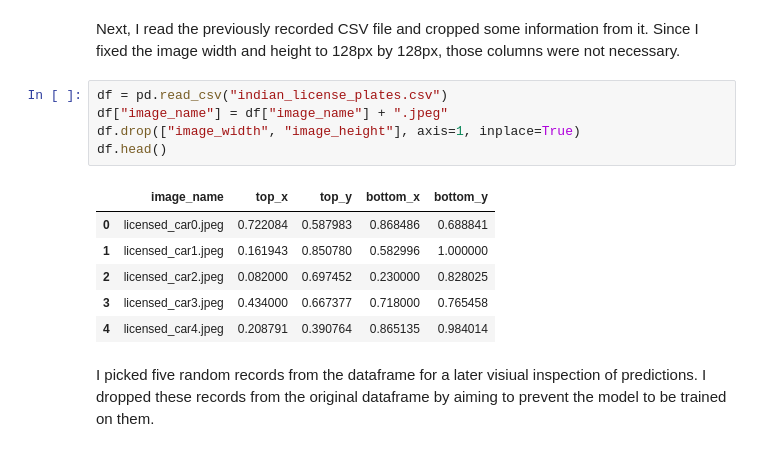
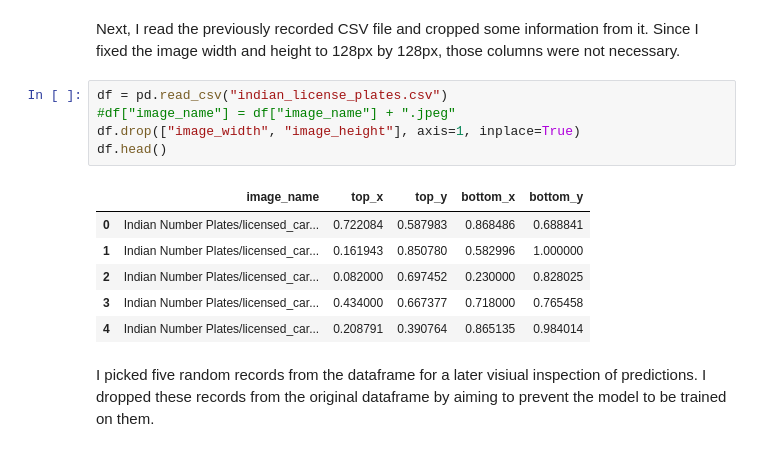
Before and after one commit to Nilanshrajput/Number-plate-detection, a Jupyter notebook: License Plate Detection.ipynb, the cells around one changed output. Saved outputs shown, nothing was run; the diff lists cells and outputs as text.

```diff
--- a/License Plate Detection.ipynb
+++ b/License Plate Detection.ipynb
@@ -127,16 +192,16 @@ df.to_csv("indian_license_plates.csv", index=False)
 Next, I read the previously recorded CSV file and cropped some information from it. Since I fixed the image width and height to 128px by 128px, those columns were not necessary.
 # %%
 df = pd.read_csv("indian_license_plates.csv")
-df["image_name"] = df["image_name"] + ".jpeg"
+#df["image_name"] = df["image_name"] + ".jpeg"
 df.drop(["image_width", "image_height"], axis=1, inplace=True)
 df.head()
 # %% [output]
 |  | image_name | top_x | top_y | bottom_x | bottom_y |
-| 0 | licensed_car0.jpeg | 0.722084 | 0.587983 | 0.868486 | 0.688841 |
-| 1 | licensed_car1.jpeg | 0.161943 | 0.850780 | 0.582996 | 1.000000 |
-| 2 | licensed_car2.jpeg | 0.082000 | 0.697452 | 0.230000 | 0.828025 |
-| 3 | licensed_car3.jpeg | 0.434000 | 0.667377 | 0.718000 | 0.765458 |
-| 4 | licensed_car4.jpeg | 0.208791 | 0.390764 | 0.865135 | 0.984014 |
+| 0 | Indian Number Plates/licensed_car... | 0.722084 | 0.587983 | 0.868486 | 0.688841 |
+| 1 | Indian Number Plates/licensed_car... | 0.161943 | 0.850780 | 0.582996 | 1.000000 |
+| 2 | Indian Number Plates/licensed_car... | 0.082000 | 0.697452 | 0.230000 | 0.828025 |
+| 3 | Indian Number Plates/licensed_car... | 0.434000 | 0.667377 | 0.718000 | 0.765458 |
+| 4 | Indian Number Plates/licensed_car... | 0.208791 | 0.390764 | 0.865135 | 0.984014 |
 # %% [markdown]
 I picked five random records from the dataframe for a later visiual inspection of predictions. I dropped these records from the original dataframe by aiming to prevent the model to be trained on them.
 # %%
```
Also changed, not shown: parts of 17 cells of this notebook, 2 other files.
